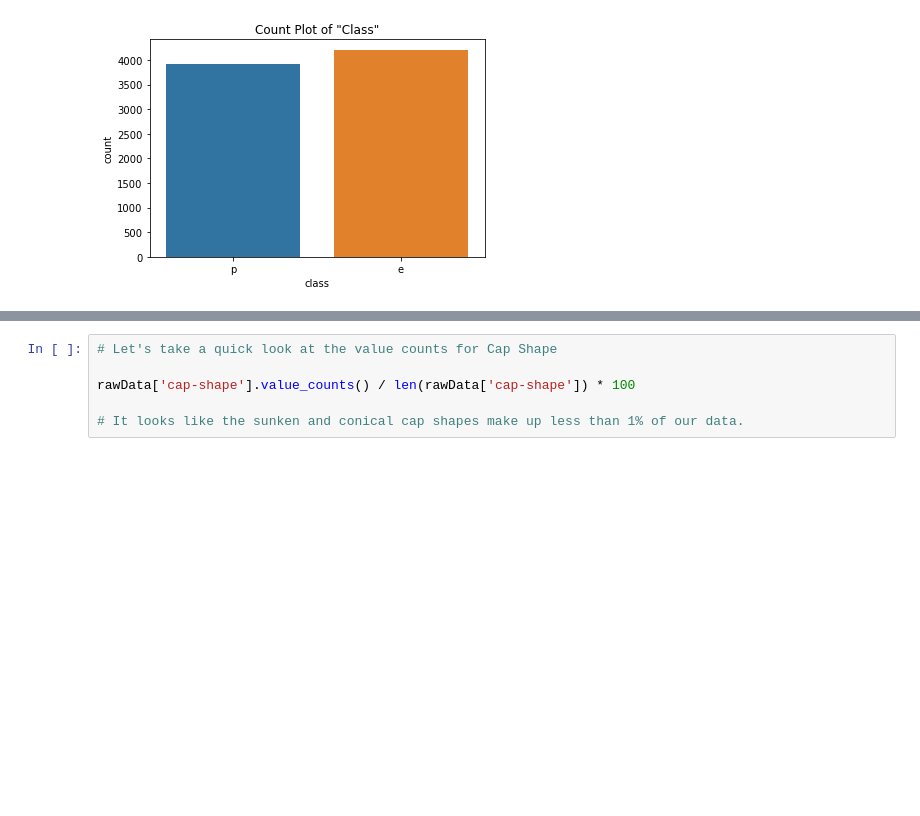
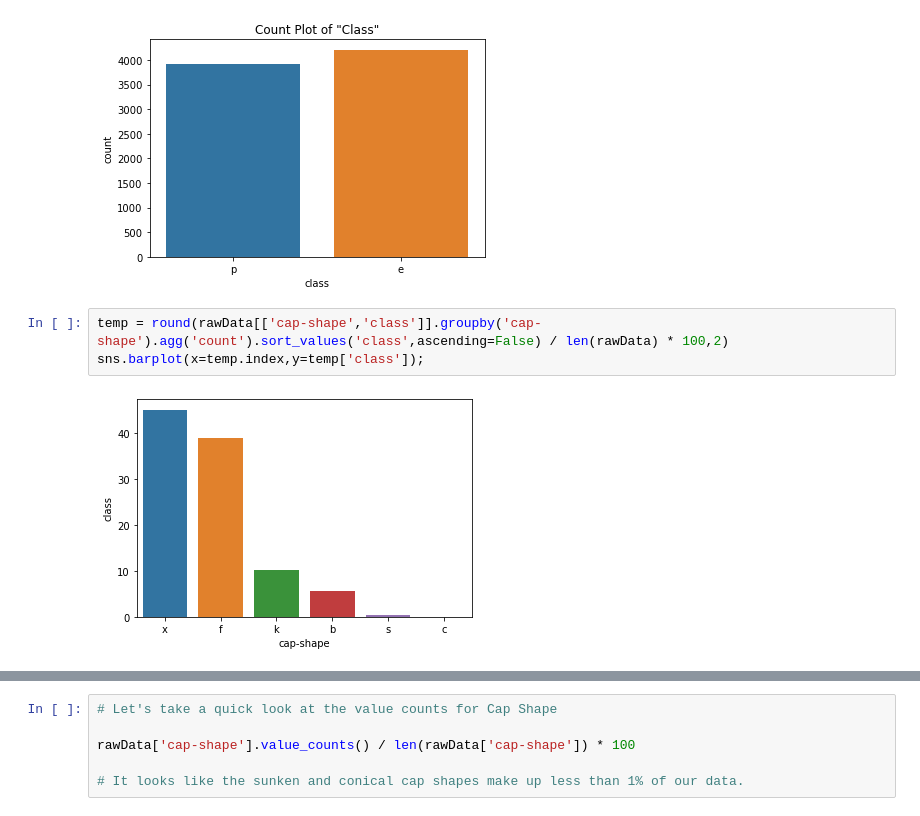
Before and after one commit to AvinashBisram/Machine-Learning, a Jupyter notebook: Classification/Classification Comparison.ipynb, the cells around one changed output, grey strips where cells are left out. Drawn from its saved outputs; the diff is of its cells as text; blank space fills up the shorter version.

```diff
--- a/Classification/Classification Comparison.ipynb
+++ b/Classification/Classification Comparison.ipynb
@@ -234,6 +234,11 @@ plt.show()
 # However, it would be terrible at correctly identifying cats!
 # %% [output]
 [figure]
+# %%
+temp = round(rawData[['cap-shape','class']].groupby('cap-shape').agg('count').sort_values('class',ascending=False) / len(rawData) * 100,2)
+sns.barplot(x=temp.index,y=temp['class']);
+# %% [output]
+[figure, added]
 # %%
 # 'Cap Shape'
 
```
Also changed, not shown: parts of 3 cells of this notebook.
